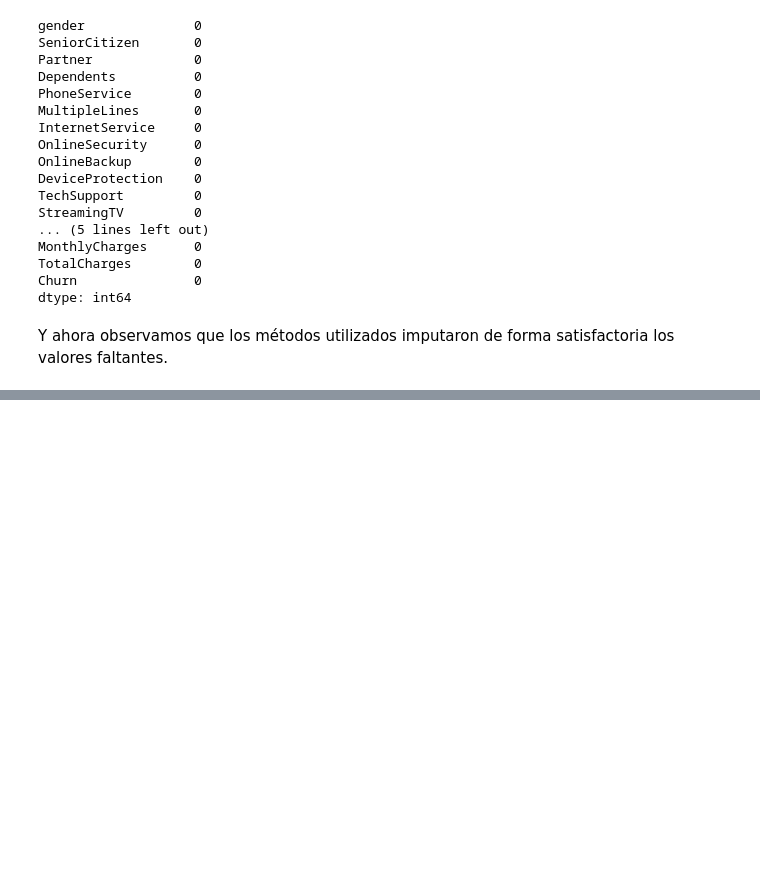
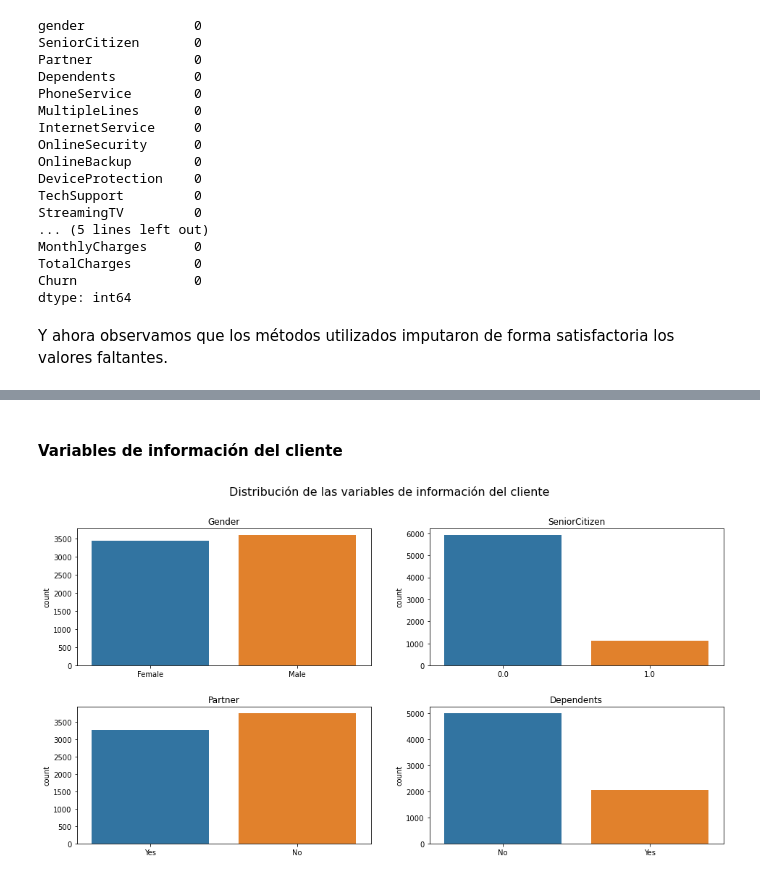
Before and after one commit to silvestref/Desercion_Telecom, a Jupyter notebook: Jupyter_Desercion_Telecom.ipynb, the cells around one changed output, grey strips where cells are left out. Saved outputs shown, nothing was run; the diff lists cells and outputs as text; code cells hidden in the pictures; blank space fills up the shorter version.

```diff
--- a/Jupyter_Desercion_Telecom.ipynb
+++ b/Jupyter_Desercion_Telecom.ipynb
@@ -293,0 +317,21 @@ Y ahora observamos que los métodos utilizados imputaron de forma satisfactoria
+# %% [markdown]
+#### Variables de información del cliente
+# %%
+fig, ax = plt.subplots(2, 2, figsize=(16, 8))
+plt.subplots_adjust(wspace=0.2, hspace=0.3)
+sns.countplot(data=data, x="gender", ax=ax[0,0])
+ax[0,0].set_title("Gender")
+ax[0,0].set_xlabel("")
+sns.countplot(data=data, x="SeniorCitizen", ax=ax[0,1])
+ax[0,1].set_title("SeniorCitizen")
+ax[0,1].set_xlabel("")
+sns.countplot(data=data, x="Partner", ax=ax[1,0])
+ax[1,0].set_title("Partner")
+ax[1,0].set_xlabel("")
+sns.countplot(data=data, x="Dependents", ax=ax[1,1])
+ax[1,1].set_title("Dependents")
+ax[1,1].set_xlabel("")
+fig.suptitle('Distribución de las variables de información del cliente', fontsize=16)
+plt.show()
+# %% [output]
+[figure, added]
```
Also changed, not shown: parts of 18 cells of this notebook.
